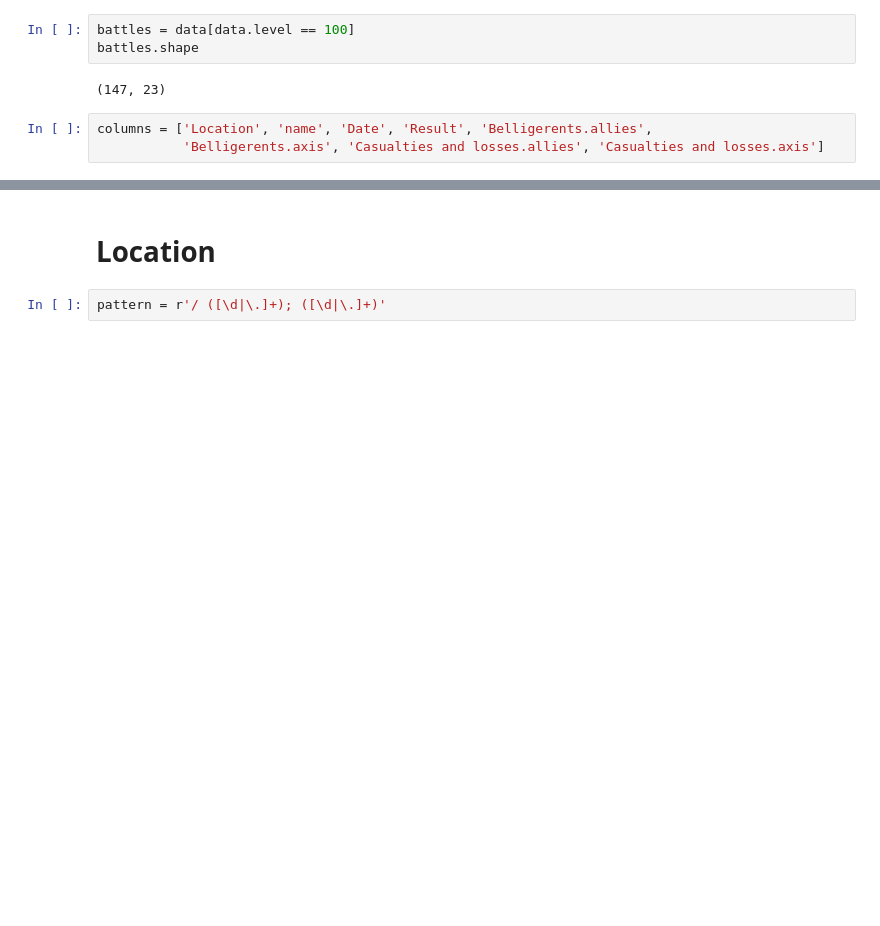
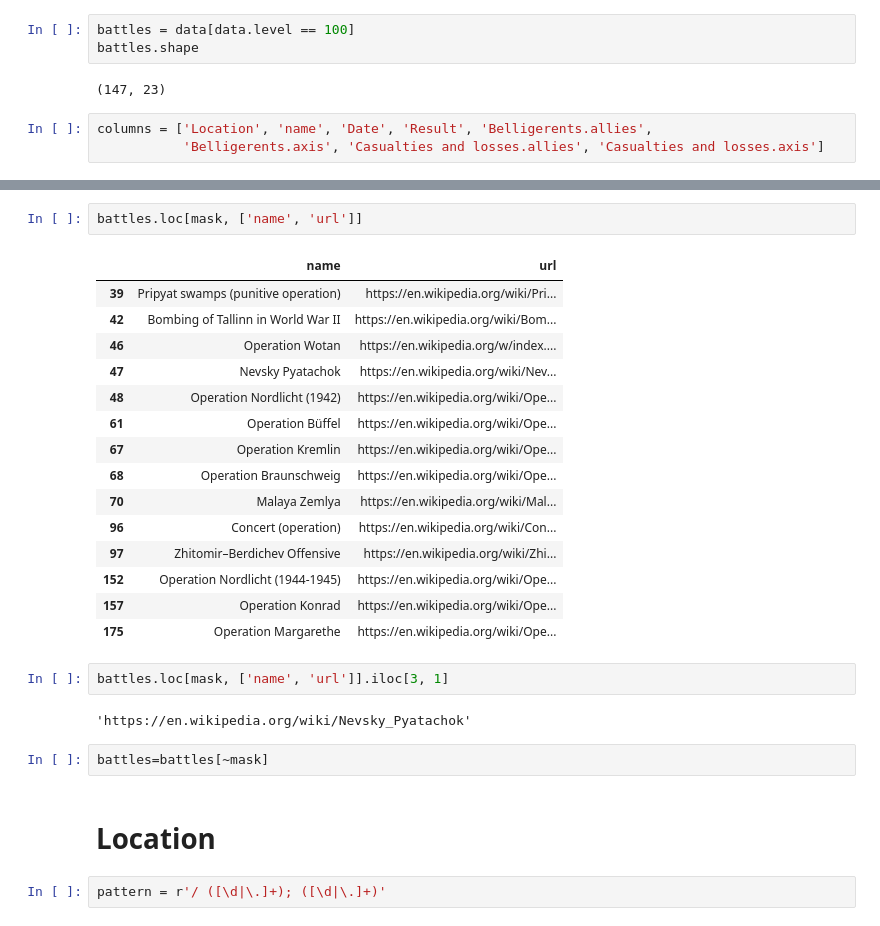
Before and after one commit to PacktPublishing/Learn-Python-by-Building-Data-Science-Applications, a Jupyter notebook: Chapter11/1_data_cleaning.ipynb, the cells around one changed output, grey strips where cells are left out. Saved outputs shown, nothing was run; the diff lists cells and outputs as text; blank space fills up the shorter version.

```diff
--- a/Chapter11/1_data_cleaning.ipynb
+++ b/Chapter11/1_data_cleaning.ipynb
@@ -57,3 +67,27 @@ battles[columns].head()
+# %%
+battles.loc[mask, ['name', 'url']]
+# %% [output]
+|  | name | url |
+| 39 | Pripyat swamps (punitive operation) | https://en.wikipedia.org/wiki/Pri... |
+| 42 | Bombing of Tallinn in World War II | https://en.wikipedia.org/wiki/Bom... |
+| 46 | Operation Wotan | https://en.wikipedia.org/w/index.... |
+| 47 | Nevsky Pyatachok | https://en.wikipedia.org/wiki/Nev... |
+| 48 | Operation Nordlicht (1942) | https://en.wikipedia.org/wiki/Ope... |
+| 61 | Operation Büffel | https://en.wikipedia.org/wiki/Ope... |
+| 67 | Operation Kremlin | https://en.wikipedia.org/wiki/Ope... |
+| 68 | Operation Braunschweig | https://en.wikipedia.org/wiki/Ope... |
+| 70 | Malaya Zemlya | https://en.wikipedia.org/wiki/Mal... |
+| 96 | Concert (operation) | https://en.wikipedia.org/wiki/Con... |
+| 97 | Zhitomir–Berdichev Offensive | https://en.wikipedia.org/wiki/Zhi... |
+| 152 | Operation Nordlicht (1944-1945) | https://en.wikipedia.org/wiki/Ope... |
+| 157 | Operation Konrad | https://en.wikipedia.org/wiki/Ope... |
+| 175 | Operation Margarethe | https://en.wikipedia.org/wiki/Ope... |
+# %%
+battles.loc[mask, ['name', 'url']].iloc[3, 1]
+# %% [output]
+'https://en.wikipedia.org/wiki/Nevsky_Pyatachok'
+# %%
+battles=battles[~mask]
 # %% [markdown]
 # Location
 # %%
```
Also changed, not shown: parts of 55 cells of this notebook, 13 other files.
